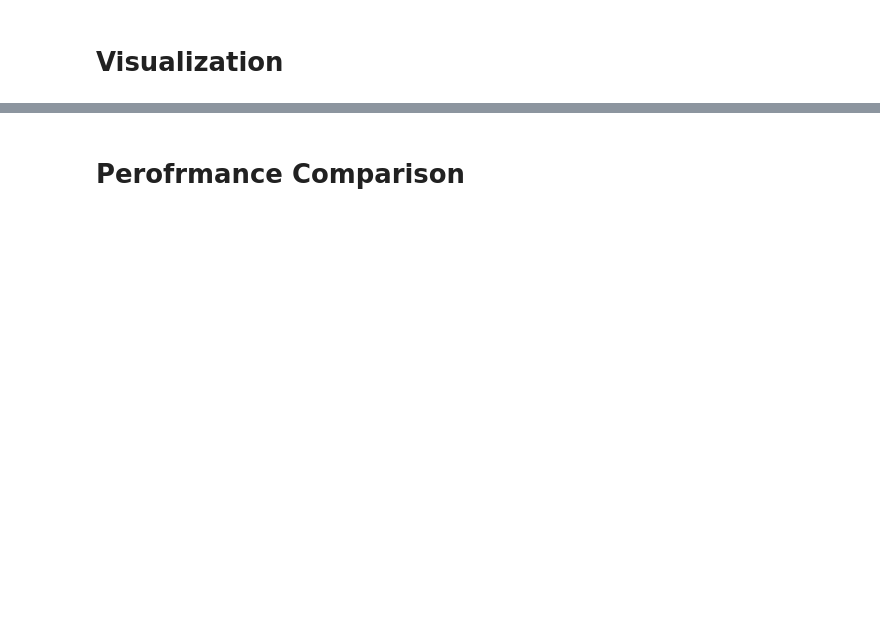
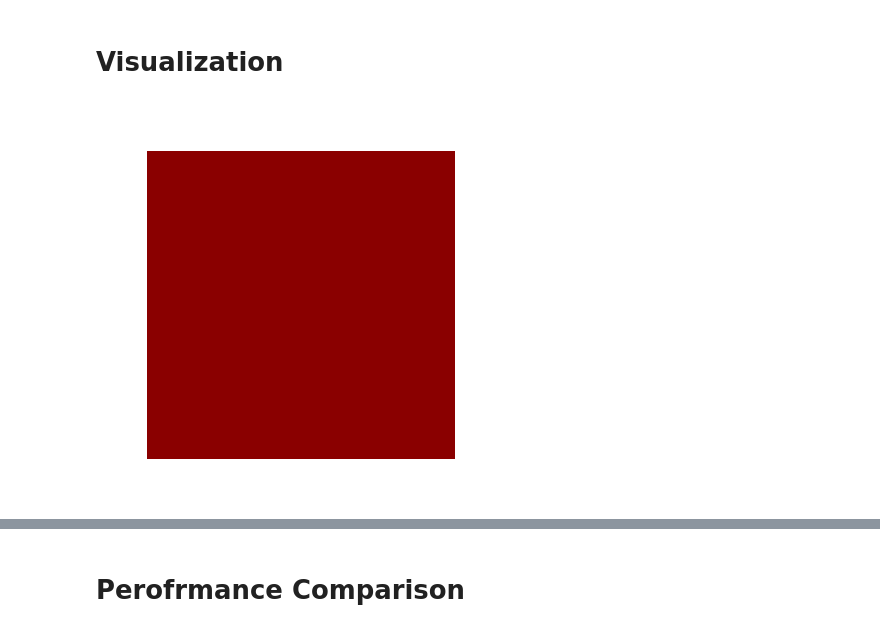
Before and after one commit to LuigiPagani/DL-ROM-for-Navier-Stokes, a Jupyter notebook: POD_NN.ipynb, the cells around one changed output, grey strips where cells are left out. Drawn from its saved outputs; the diff is of its cells as text; code cells hidden in the pictures; blank space fills up the shorter version.

```diff
--- a/POD_NN.ipynb
+++ b/POD_NN.ipynb
@@ -338,2 +384,5 @@ plt.show()
 # %% [markdown]
 # **Visualization**
+# %%
+uROM.shape
+uROM = uROM.reshape(ndata-ntrain_traj, ntimes, 6561)
@@ -339,0 +393,4 @@ plt.show()
+# %%
+fe.animate(uROM[6],Vh)
+# %% [output]
+[figure, added]
```
Also changed, not shown: parts of 36 cells of this notebook.
